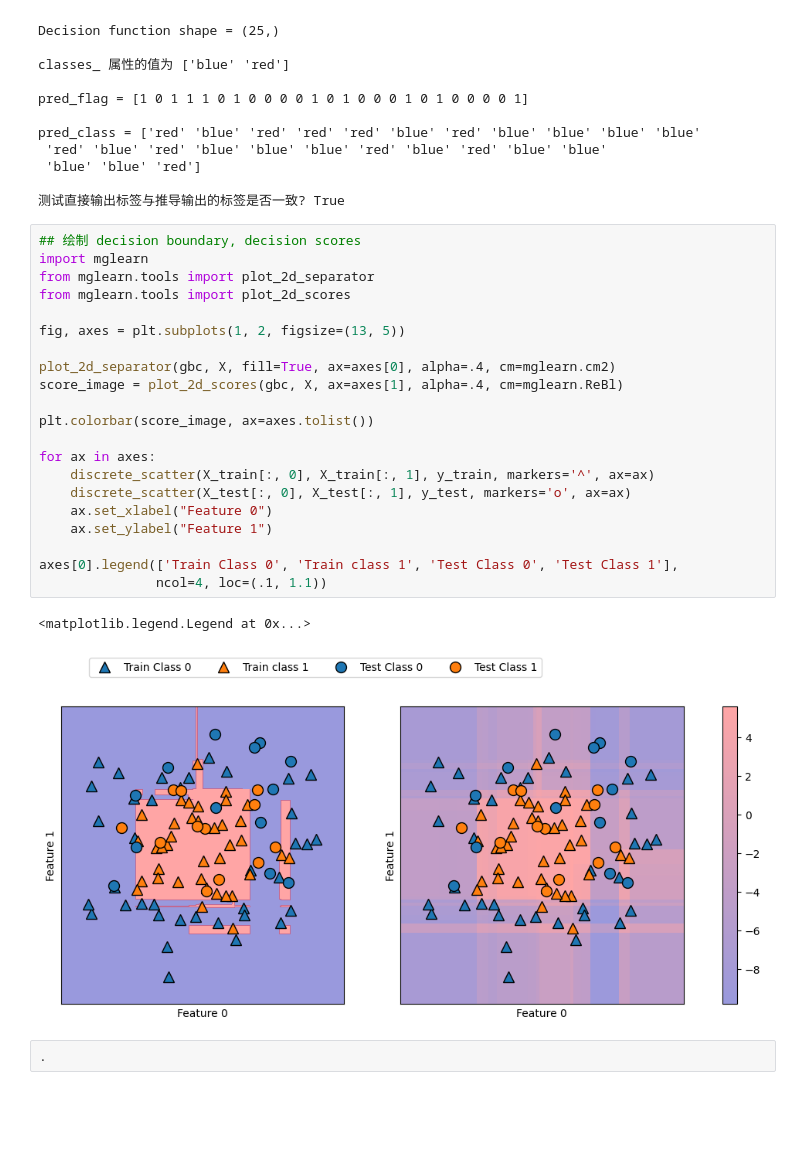
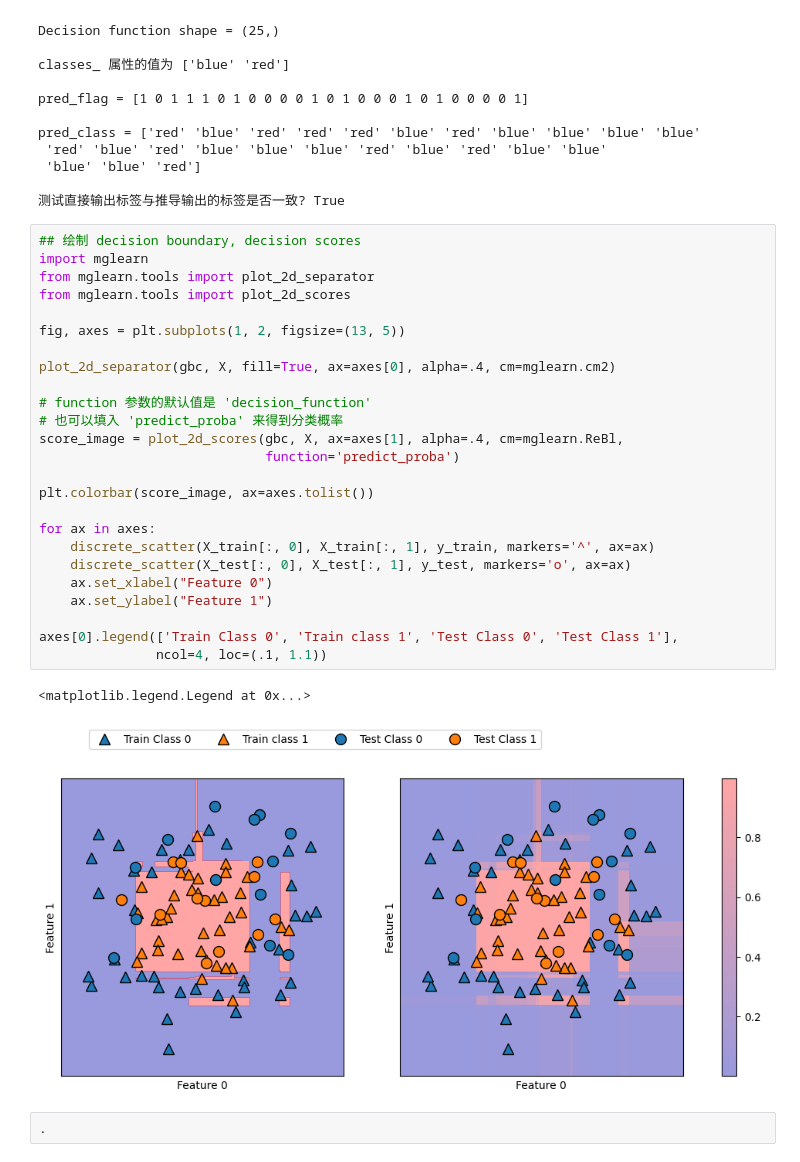
Before and after one commit to TaoXiaoNj/python-proj, a Jupyter notebook: machine-learning/machine_learning/jupyter/book/ch02/neural_network.ipynb, the cells around one changed output. Saved outputs shown, nothing was run; the diff lists cells and outputs as text; blank space fills up the shorter version.

```diff
--- a/machine-learning/machine_learning/jupyter/book/ch02/neural_network.ipynb
+++ b/machine-learning/machine_learning/jupyter/book/ch02/neural_network.ipynb
@@ -189,26 +189,30 @@ pred_class = ['red' 'blue' 'red' 'red' 'red' 'blue' 'red' 'blue' 'blue' 'blue' '
 # %%
 ## 绘制 decision boundary, decision scores
 import mglearn
 from mglearn.tools import plot_2d_separator
 from mglearn.tools import plot_2d_scores
 
 fig, axes = plt.subplots(1, 2, figsize=(13, 5))
 
 plot_2d_separator(gbc, X, fill=True, ax=axes[0], alpha=.4, cm=mglearn.cm2)
-score_image = plot_2d_scores(gbc, X, ax=axes[1], alpha=.4, cm=mglearn.ReBl)
+
+# function 参数的默认值是 'decision_function'
+# 也可以填入 'predict_proba' 来得到分类概率
+score_image = plot_2d_scores(gbc, X, ax=axes[1], alpha=.4, cm=mglearn.ReBl,
+                             function='predict_proba')
 
 plt.colorbar(score_image, ax=axes.tolist())
 
 for ax in axes:
     discrete_scatter(X_train[:, 0], X_train[:, 1], y_train, markers='^', ax=ax)
     discrete_scatter(X_test[:, 0], X_test[:, 1], y_test, markers='o', ax=ax)
     ax.set_xlabel("Feature 0")
     ax.set_ylabel("Feature 1")
 
 axes[0].legend(['Train Class 0', 'Train class 1', 'Test Class 0', 'Test Class 1'],
                ncol=4, loc=(.1, 1.1))
 # %% [output]
 <matplotlib.legend.Legend at 0x...>
-[figure, old version]
+[figure, new version]
 # %%
 .
```
